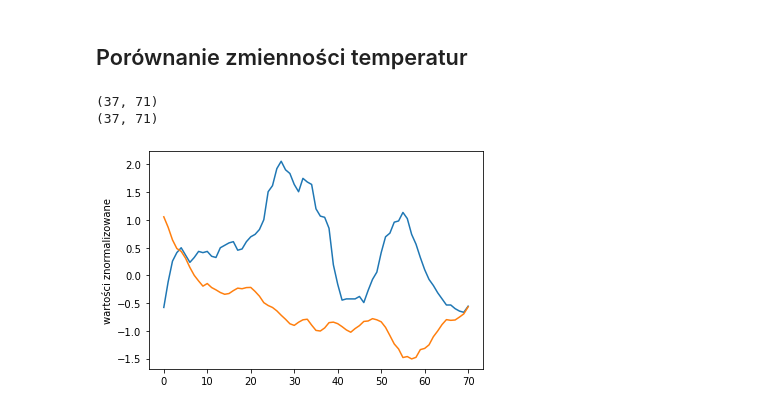
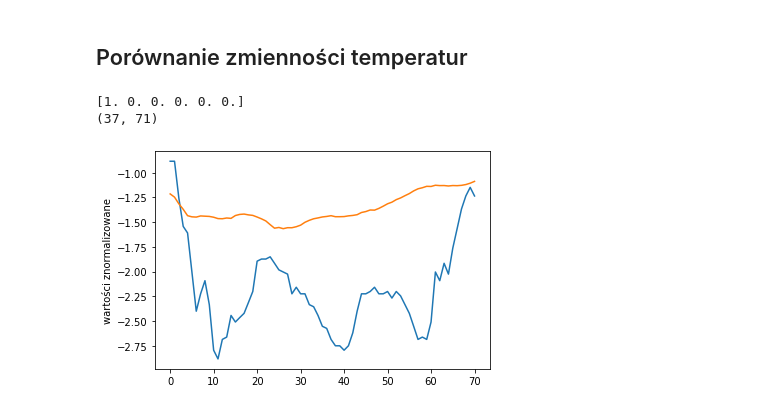
Before and after one commit to LordSkin/DeepWeatherForecast, a Jupyter notebook: notebook/Read_and_test_model.ipynb, the cells around one changed output. Drawn from its saved outputs; the diff is of its cells as text; code cells hidden in the pictures.

```diff
--- a/notebook/Read_and_test_model.ipynb
+++ b/notebook/Read_and_test_model.ipynb
@@ -44,37 +44,40 @@ Y_test = np.load("../resources/test_data/Y_test.npy")
 # %% [markdown]
 ## Porównanie zmienności temperatur
 # %%
-temps = np.squeeze(X_test[350:351,:,:])
-print(temps.shape)
-month = temps[31:36,1]
+import matplotlib.pyplot as plt
+
+temps = np.squeeze(X_test[0:1,:,:])
+month = temps[31:37,1]
+print(month)
 for i in range(71):
     ii = i % 24
     predicted = model.predict(np.array([temps,]))
     final_pred = predicted[0,:]
     final_pred = np.append(final_pred, int(ii==0 or ii==1))
     final_pred = np.append(final_pred, int(ii==2 or ii==3))
     final_pred = np.append(final_pred, int(ii==4 or ii==5))
     final_pred = np.append(final_pred, int(ii==6 or ii==7))
     final_pred = np.append(final_pred, int(ii==8 or ii==9))
     final_pred = np.append(final_pred, int(ii==10 or ii==11))
     final_pred = np.append(final_pred, int(ii==12 or ii==13))
     final_pred = np.append(final_pred, int(ii==14 or ii==15))
     final_pred = np.append(final_pred, int(ii==16 or ii==17))
     final_pred = np.append(final_pred, int(ii==18 or ii==19))
     final_pred = np.append(final_pred, int(ii==20 or ii==21))
     final_pred = np.append(final_pred, int(ii==22 or ii==23))
-    final_pred = np.append(final_pred, int(ii==22 or ii==23))
     final_pred = np.append(final_pred, month)
 
     temps = np.append(temps, np.array([final_pred,]).transpose(), axis=1)
     temps = temps[:,1:]
 
 print(temps.shape)
-plt.plot(range(0,71),np.squeeze(X_test[351:352:,1:2,:]))
+plt.plot(range(0,71),np.squeeze(X_test[0:1:,1:2,:]))
+
 plt.plot(range(0,71), np.squeeze(temps[1:2,:]))
+
 plt.ylabel('wartości znormalizowane')
 plt.show()
 # %% [output]
+[1. 0. 0. 0. 0. 0.]
 (37, 71)
-(37, 71)
-[figure, old version]
+[figure, new version]
```
Also changed, not shown: 3 other files.
